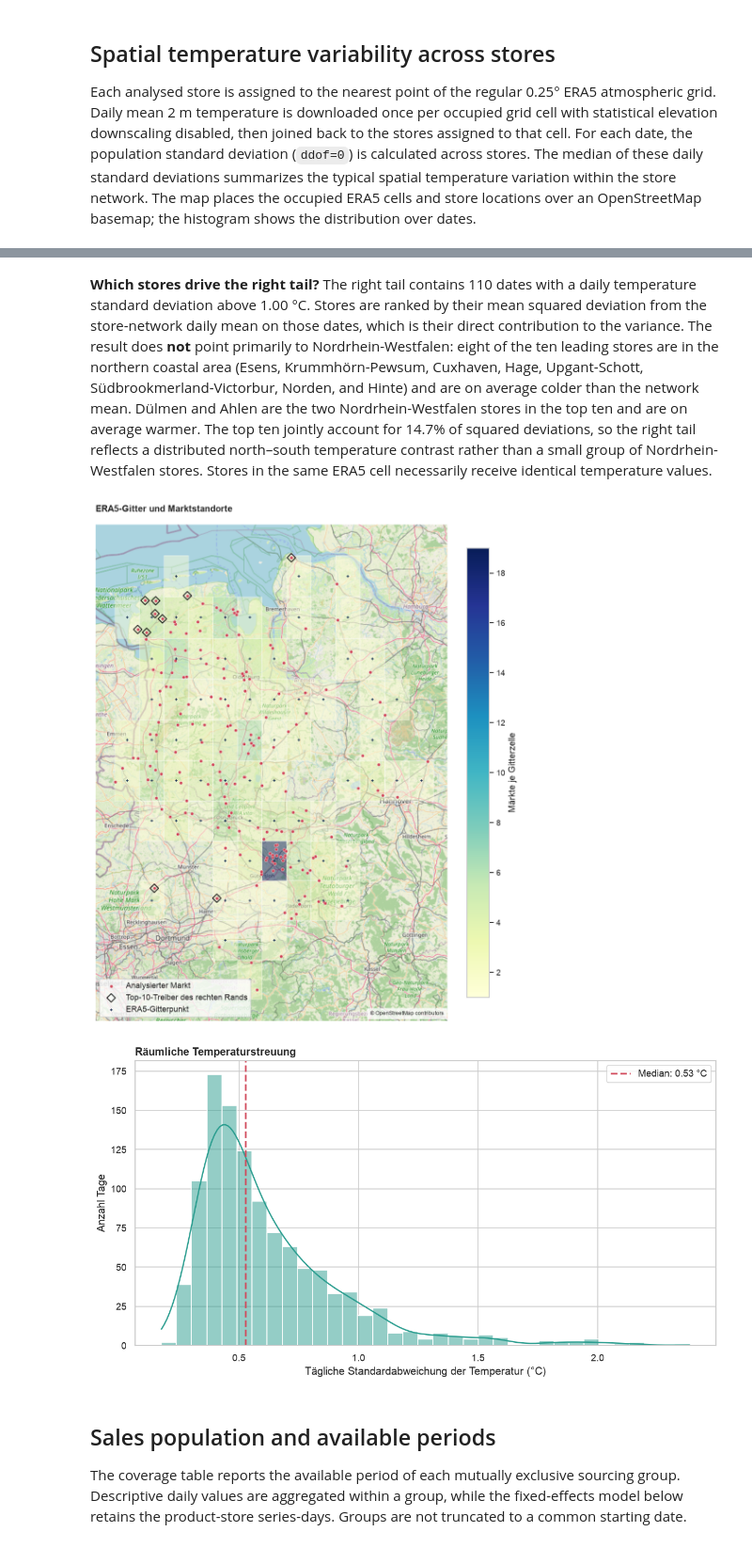
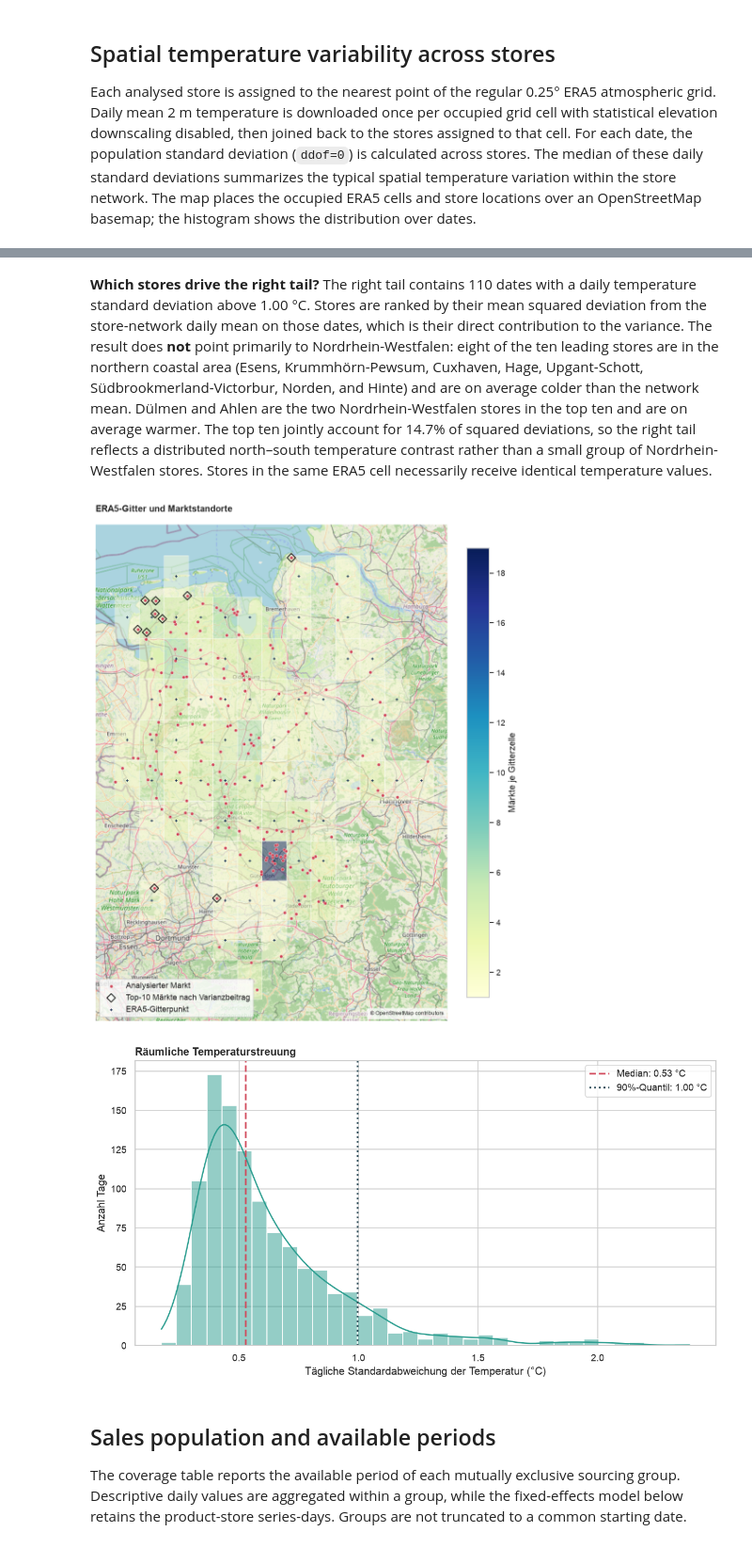
Before and after one commit to vlkkvl/transaktionen_bedientheke, a Jupyter notebook: notebooks/01_data_understanding/01_05_weather.ipynb, the cells around one changed output, grey strips where cells are left out. Shown at 94% size. Saved outputs shown, nothing was run; the diff lists cells and outputs as text; code cells hidden in the pictures.

```diff
--- a/notebooks/01_data_understanding/01_05_weather.ipynb
+++ b/notebooks/01_data_understanding/01_05_weather.ipynb
@@ -442,7 +443,7 @@ map_ax.scatter(
     longitude_to_web_mercator(right_tail_top_stores.LONGITUDE),
     latitude_to_web_mercator(right_tail_top_stores.LATITUDE),
     s=65, marker="D", facecolor="none", edgecolor="#111111",
-    linewidth=1.2, label="Top-10-Treiber des rechten Rands", zorder=4,
+    linewidth=1.2, label="Top-10 Märkte nach Varianzbeitrag", zorder=4,
 )
 map_ax.scatter(
     longitude_to_web_mercator(era5_cells.era5_longitude),
@@ -483,34 +484,38 @@ distribution_ax.axvline(
     median_daily_temperature_std, color="#D1495B", linestyle="--",
     linewidth=2, label=f"Median: {median_daily_temperature_std:.2f} °C",
 )
+distribution_ax.axvline(
+    right_tail_threshold_c, color="#264653", linestyle=":",
+    linewidth=2, label=f"90%-Quantil: {right_tail_threshold_c:.2f} °C",
+)
 distribution_ax.set_xlabel("Tägliche Standardabweichung der Temperatur (°C)")
 distribution_ax.set_ylabel("Anzahl Tage")
 distribution_ax.set_title(
     "Räumliche Temperaturstreuung", loc="left", weight="bold"
 )
 distribution_ax.legend()
 distribution_fig.tight_layout()
 plt.show()
 # %% [output]
 |  | analysed stores | occupied ERA5 cells | first date | last date | median daily temperature SD (C) |
 | 0 | 192 | 73 | 2023-07-22 | 2026-07-21 | 0.527 |
 |  | count | mean | std | min | 10% | 25% | 50% | 75% | 90% | max |
 | temperature_std_c | 1096.000 | 0.622 | 0.307 | 0.176 | 0.351 | 0.412 | 0.527 | 0.743 | 0.996 | 2.385 |
 Across the 192 analysed stores, the median daily spatial temperature standard deviation is **0.53 °C**. On 90% of dates it does not exceed **1.00 °C**; the remaining right tail represents occasional days with stronger spatial temperature differences across the store network.
 |  | rank | MARKT_ID | ORT | PLZ | mean_absolute_deviation_c | mean_signed_deviation_c | mean_direction | ... |
 | 0 | 1 | 1100012 | ESENS | 26427 | 2.60 | -0.99 | colder than network mean | ... |
 | 1 | 2 | 1350052 | Dülmen | 48249 | 1.96 | +1.53 | warmer than network mean | ... |
 | 2 | 3 | 1100007 | KRUMMHÖRN-PEWSUM | 26736 | 2.00 | -0.88 | colder than network mean | ... |
 | 3 | 4 | 1100084 | CUXHAVEN | 27472 | 1.90 | -1.00 | colder than network mean | ... |
 | 4 | 5 | 1250074 | Ahlen (Westf.) | 59229 | 1.92 | +1.39 | warmer than network mean | ... |
 | 5 | 6 | 1100063 | HAGE | 26524 | 1.96 | -0.99 | colder than network mean | ... |
 | 6 | 7 | 1100046 | UPGANT-SCHOTT | 26529 | 1.96 | -0.99 | colder than network mean | ... |
 | 7 | 8 | 1100015 | SÜDBROOKMERLAND-VICTORBUR | 26624 | 1.96 | -0.99 | colder than network mean | ... |
 | 8 | 9 | 1100016 | NORDEN | 26506 | 1.96 | -0.99 | colder than network mean | ... |
 | 9 | 10 | 1100025 | HINTE | 26759 | 1.96 | -0.99 | colder than network mean | ... |
 **Which stores drive the right tail?** The right tail contains 110 dates with a daily temperature standard deviation above 1.00 °C. Stores are ranked by their mean squared deviation from the store-network daily mean on those dates, which is their direct contribution to the variance. The result does **not** point primarily to Nordrhein-Westfalen: eight of the ten leading stores are in the northern coastal area (Esens, Krummhörn-Pewsum, Cuxhaven, Hage, Upgant-Schott, Südbrookmerland-Victorbur, Norden, and Hinte) and are on average colder than the network mean. Dülmen and Ahlen are the two Nordrhein-Westfalen stores in the top ten and are on average warmer. The top ten jointly account for 14.7% of squared deviations, so the right tail reflects a distributed north–south temperature contrast rather than a small group of Nordrhein-Westfalen stores. Stores in the same ERA5 cell necessarily receive identical temperature values.
 [figure]
-[figure, old version]
+[figure, new version]
 # %% [markdown]
 ## Sales population and available periods
 
```
Also changed, not shown: parts of 1 cell of this notebook, 30 other files.
